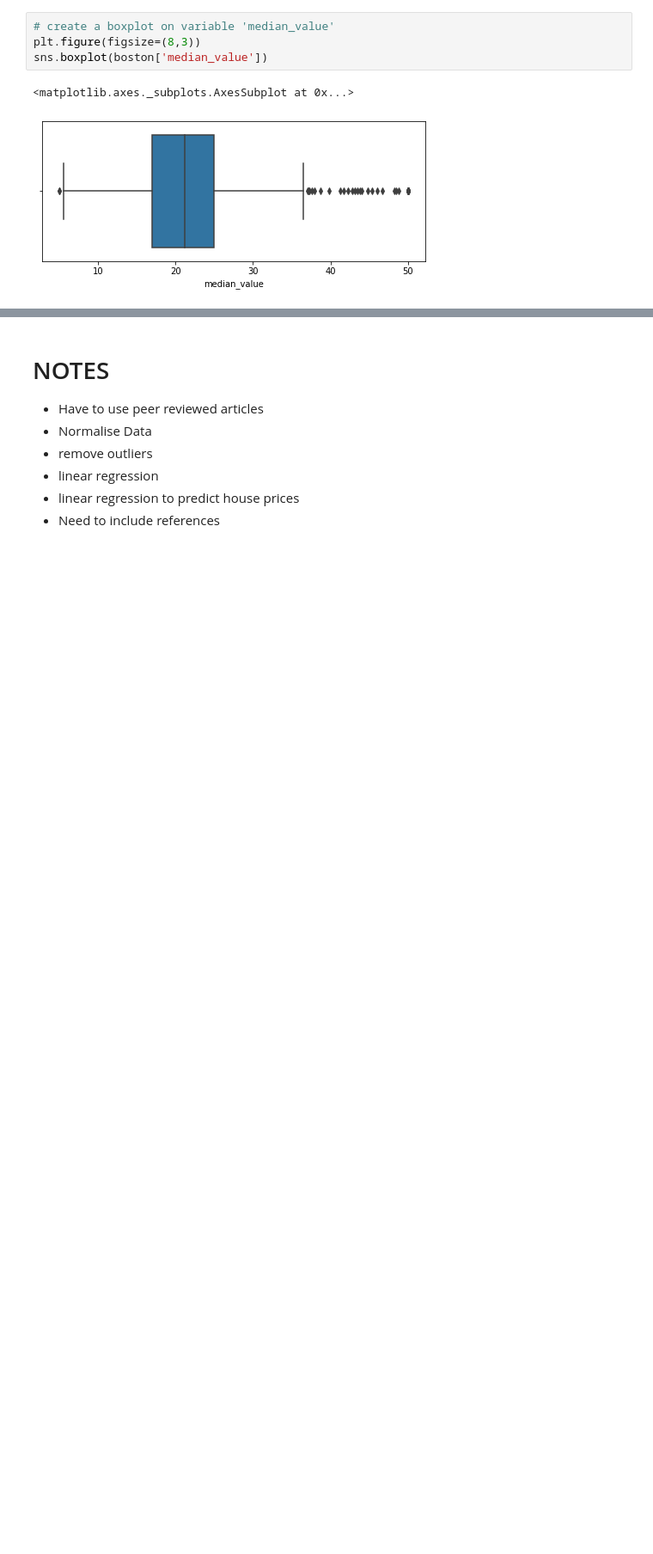
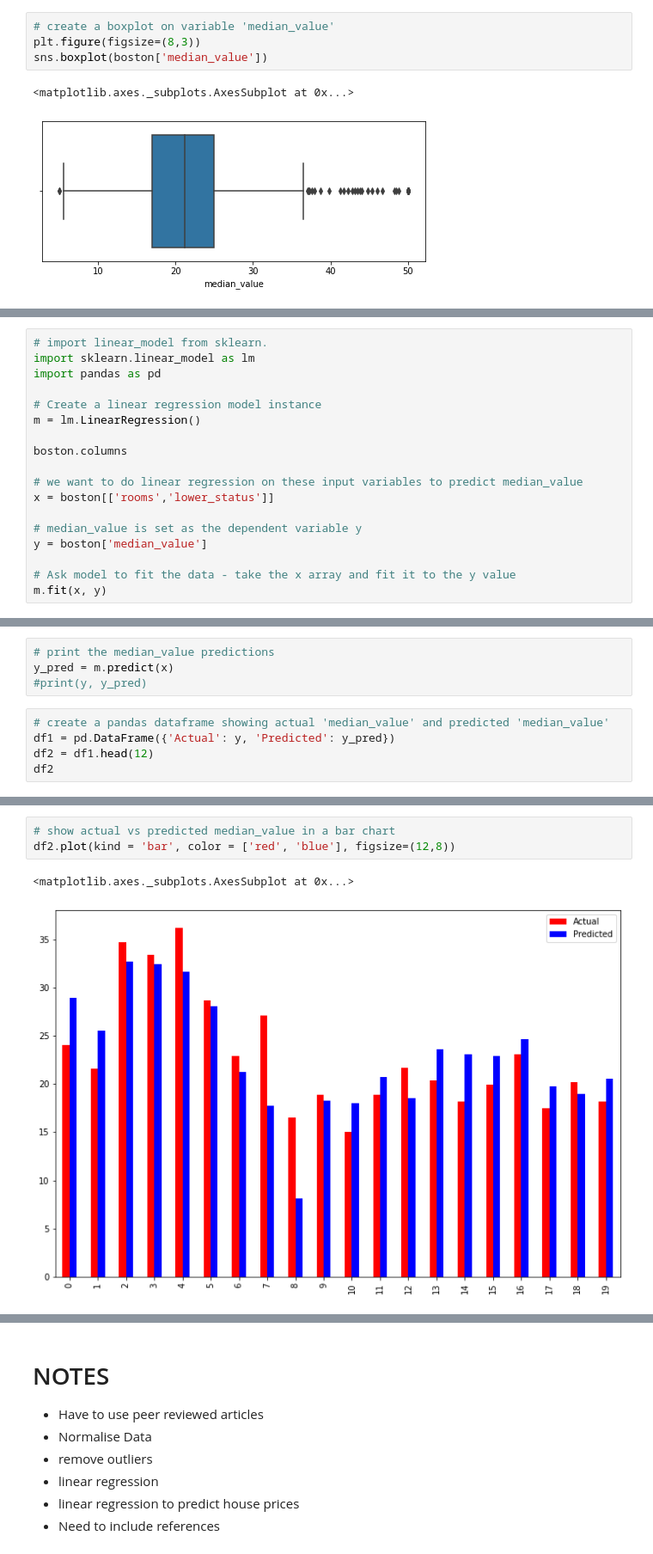
Before and after one commit to beccycole/AppliedStatisticsProject, a Jupyter notebook: Boston Housing Dataset - Linear Regression.ipynb, the cells around one changed output, grey strips where cells are left out. Shown: that part at 86% size. Saved outputs shown, nothing was run; the diff lists cells and outputs as text; blank space fills up the shorter version.

Commit message:
Regression Models

```diff
--- a/Boston Housing Dataset - Linear Regression.ipynb
+++ b/Boston Housing Dataset - Linear Regression.ipynb
@@ -316,0 +338,18 @@ Large zones, charles river and distance are also postively correlated to the tar
+# %%
+# import linear_model from sklearn.
+import sklearn.linear_model as lm
+import pandas as pd
+
+# Create a linear regression model instance
+m = lm.LinearRegression()
+
+boston.columns
+
+# we want to do linear regression on these input variables to predict median_value
+x = boston[['rooms','lower_status']]
+
+# median_value is set as the dependent variable y
+y = boston['median_value']
+
+# Ask model to fit the data - take the x array and fit it to the y value
+m.fit(x, y)
@@ -316,0 +375,9 @@ Large zones, charles river and distance are also postively correlated to the tar
+# %%
+# print the median_value predictions
+y_pred = m.predict(x)
+#print(y, y_pred)
+# %%
+# create a pandas dataframe showing actual 'median_value' and predicted 'median_value'
+df1 = pd.DataFrame({'Actual': y, 'Predicted': y_pred})
+df2 = df1.head(12)
+df2
@@ -316,0 +398,6 @@ Large zones, charles river and distance are also postively correlated to the tar
+# %%
+# show actual vs predicted median_value in a bar chart
+df2.plot(kind = 'bar', color = ['red', 'blue'], figsize=(12,8))
+# %% [output]
+<matplotlib.axes._subplots.AxesSubplot at 0x...>
+[figure, added]
```
Also changed, not shown: parts of 46 cells of this notebook.
